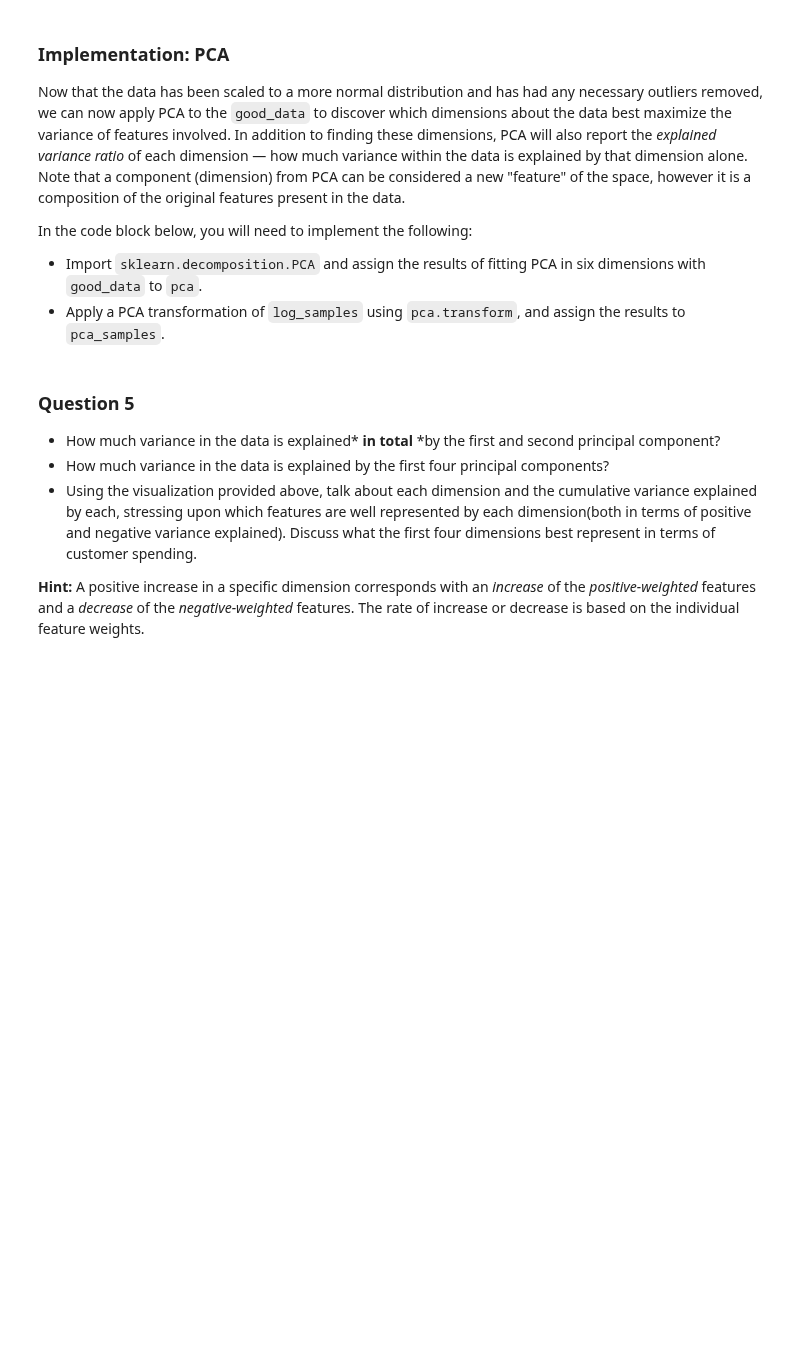
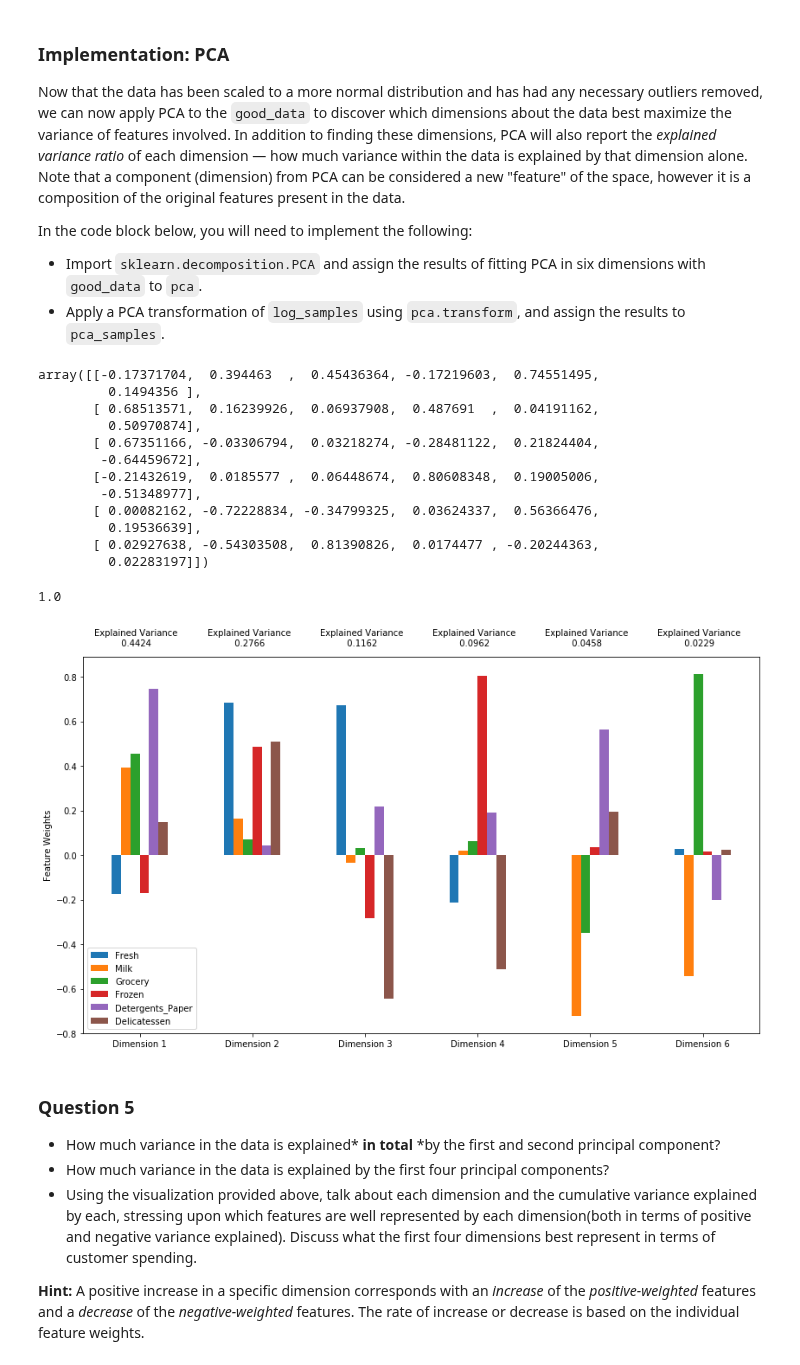
Before and after one commit to JoergStrebel/MachineLearningEngineerND, a Jupyter notebook: customer_segments/customer_segments.ipynb, the cells around one changed output. Drawn from its saved outputs; the diff is of its cells as text; code cells hidden in the pictures; blank space fills up the shorter version.

```diff
--- a/customer_segments/customer_segments.ipynb
+++ b/customer_segments/customer_segments.ipynb
@@ -248,14 +350,34 @@ In the code block below, you will need to implement the following:
  - Import `sklearn.decomposition.PCA` and assign the results of fitting PCA in six dimensions with `good_data` to `pca`.
  - Apply a PCA transformation of `log_samples` using `pca.transform`, and assign the results to `pca_samples`.
 # %%
+import sklearn.decomposition as skd
+
 # TODO: Apply PCA by fitting the good data with the same number of dimensions as features
-pca = None
+pca = skd.PCA(n_components=6).fit(good_data)
 
 # TODO: Transform log_samples using the PCA fit above
-pca_samples = None
+pca_samples = pca.transform(log_samples)
 
 # Generate PCA results plot
 pca_results = vs.pca_results(good_data, pca)
+
+display(pca.components_)
+print(pca.explained_variance_ratio_[0:6].sum())
+# %% [output]
+array([[-0.17371704,  0.394463  ,  0.45436364, -0.17219603,  0.74551495,
+         0.1494356 ],
+       [ 0.68513571,  0.16239926,  0.06937908,  0.487691  ,  0.04191162,
+         0.50970874],
+       [ 0.67351166, -0.03306794,  0.03218274, -0.28481122,  0.21824404,
+        -0.64459672],
+       [-0.21432619,  0.0185577 ,  0.06448674,  0.80608348,  0.19005006,
+        -0.51348977],
+       [ 0.00082162, -0.72228834, -0.34799325,  0.03624337,  0.56366476,
+         0.19536639],
+       [ 0.02927638, -0.54303508,  0.81390826,  0.0174477 , -0.20244363,
+         0.02283197]])
+1.0
+[figure, added]
 # %% [markdown]
 ### Question 5
 
```
Also changed, not shown: parts of 19 cells of this notebook.
